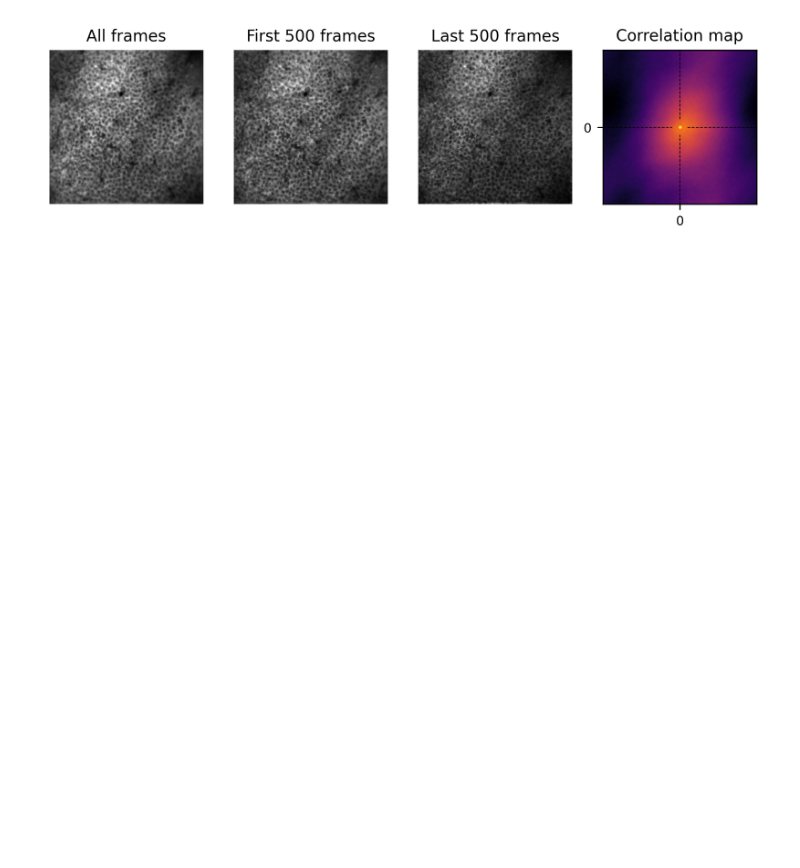
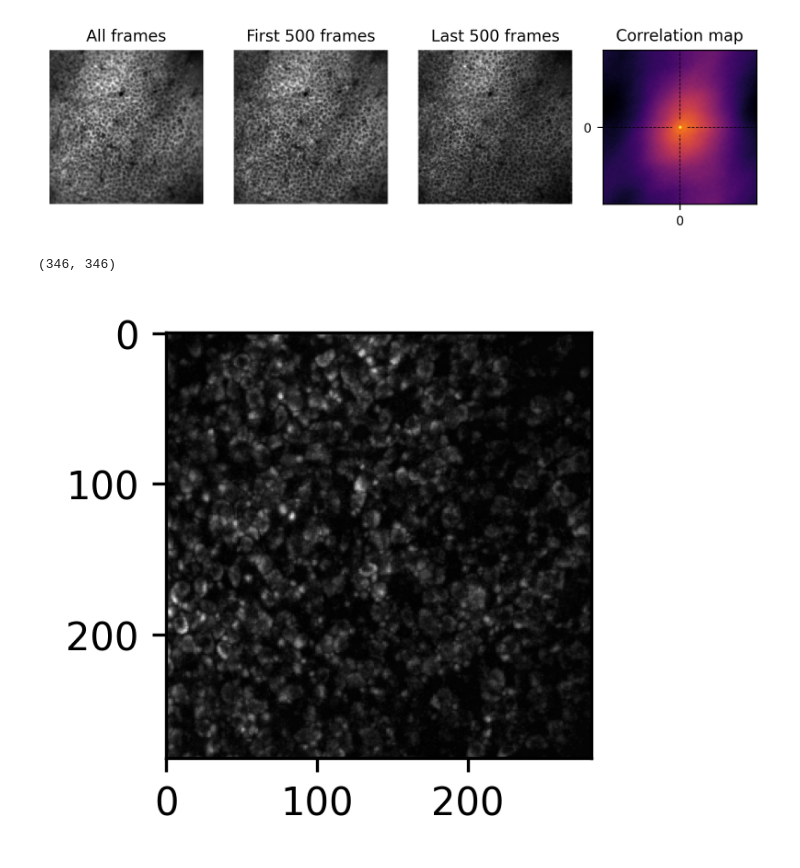
Before and after one commit to ZilongJi/2D2P, a Jupyter notebook: analysis_notebook/getMeanImages.ipynb, the cells around one changed output. Saved outputs shown, nothing was run; the diff lists cells and outputs as text; code cells hidden in the pictures; blank space fills up the shorter version.

```diff
--- a/analysis_notebook/getMeanImages.ipynb
+++ b/analysis_notebook/getMeanImages.ipynb
@@ -98,3 +98,12 @@ axs[3].set_title('Correlation map', fontsize=labelsize)
 plt.savefig(os.path.join(datafolder,'UnrotTiff', '2D2P','meanImageFirst500&Last500&All.pdf'), dpi=300, bbox_inches='tight')
 # %% [output]
 [figure]
+# %%
+#get the max_proj
+max_proj = ops['max_proj']
+#show the max_proj
+plt.figure(figsize=(2,2), dpi=300)
+plt.imshow(max_proj, cmap='gray')
+# %% [output]
+(346, 346)
+[figure, added]
```
Also changed, not shown: 10 other files.
